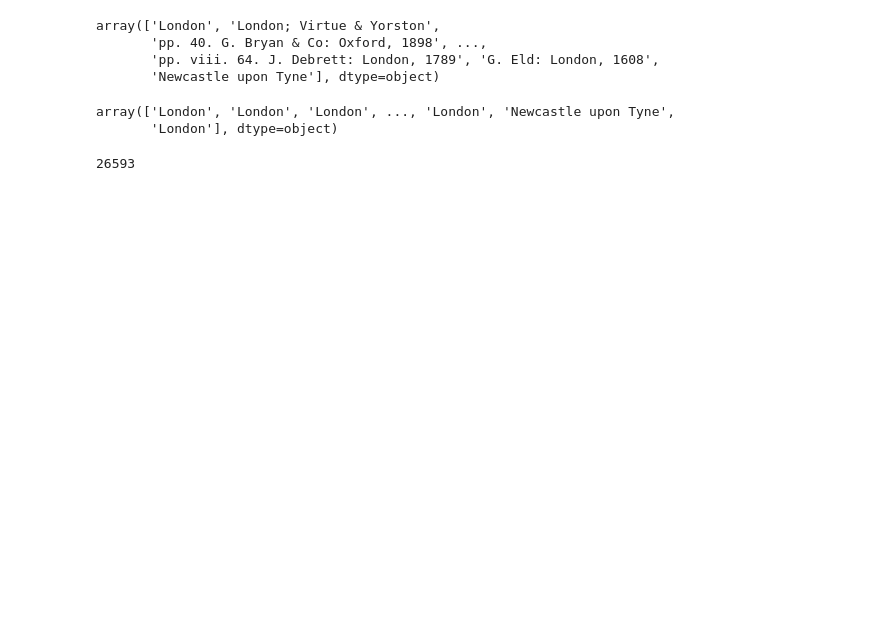
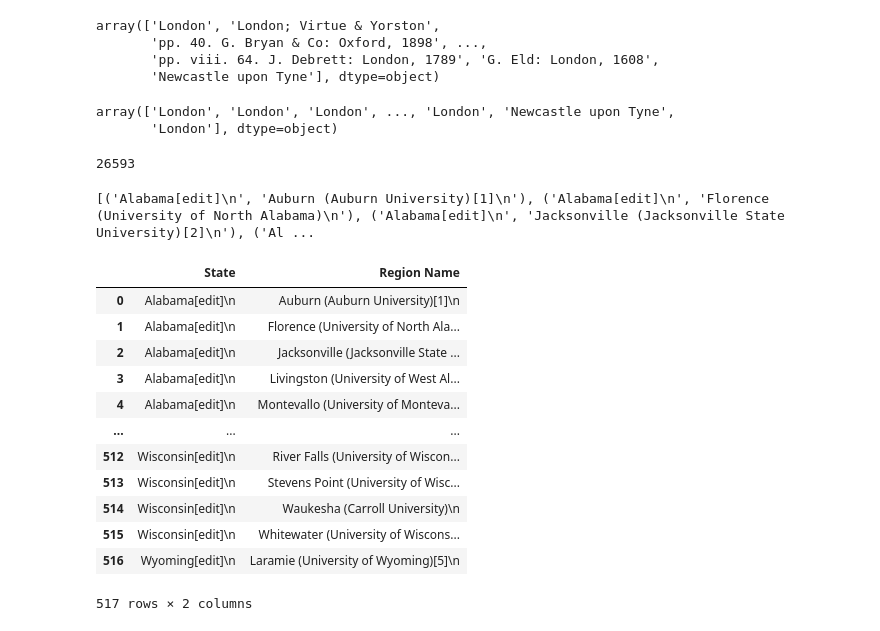
Before and after one commit to LuisaBrg/data_cleanse, a Jupyter notebook: Exercise_DataCleanse.ipynb, the cells around one changed output. Saved outputs shown, nothing was run; the diff lists cells and outputs as text; code cells hidden in the pictures; blank space fills up the shorter version.

```diff
--- a/Exercise_DataCleanse.ipynb
+++ b/Exercise_DataCleanse.ipynb
@@ -301,3 +301,36 @@ file = open(filename, 'w')
 file.write(city_txt)
 # %% [output]
 26593
+# %%
+#we now want to clean the txt file and create a dataframe with state and city
+university_city = []
+with open('university_towns_v1.txt') as f:
+    for line in f:
+        #states are marked with [edit]
+        if '[edit]' in line:
+            state = line
+        #if [edit] is missing then we have a city
+        else:
+            university_city.append((state,line))
+
+print(university_city[:5])
+# %% [output]
+[('Alabama[edit]\n', 'Auburn (Auburn University)[1]\n'), ('Alabama[edit]\n', 'Florence (University of North Alabama)\n'), ('Alabama[edit]\n', 'Jacksonville (Jacksonville State University)[2]\n'), ('Al ...
+# %%
+#let's create a dataframe from this array:
+state_region = pd.DataFrame(university_city,columns=['State','Region Name'])
+state_region
+# %% [output]
+|  | State | Region Name |
+| 0 | Alabama[edit]\n | Auburn (Auburn University)[1]\n |
+| 1 | Alabama[edit]\n | Florence (University of North Ala... |
+| 2 | Alabama[edit]\n | Jacksonville (Jacksonville State ... |
+| 3 | Alabama[edit]\n | Livingston (University of West Al... |
+| 4 | Alabama[edit]\n | Montevallo (University of Monteva... |
+| ... | ... | ... |
+| 512 | Wisconsin[edit]\n | River Falls (University of Wiscon... |
+| 513 | Wisconsin[edit]\n | Stevens Point (University of Wisc... |
+| 514 | Wisconsin[edit]\n | Waukesha (Carroll University)\n |
+| 515 | Wisconsin[edit]\n | Whitewater (University of Wiscons... |
+| 516 | Wyoming[edit]\n | Laramie (University of Wyoming)[5]\n |
+517 rows × 2 columns
```
Also changed, not shown: parts of 3 cells of this notebook, 1 other file.
